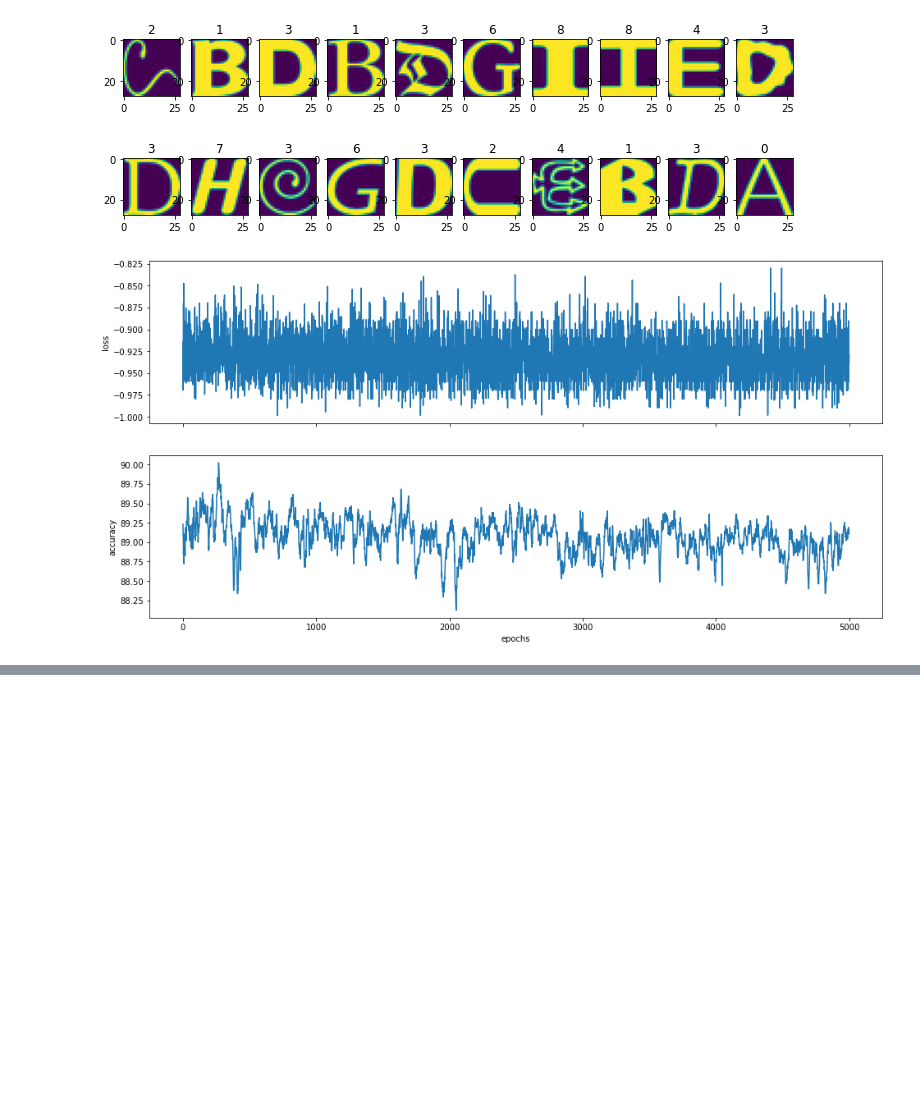
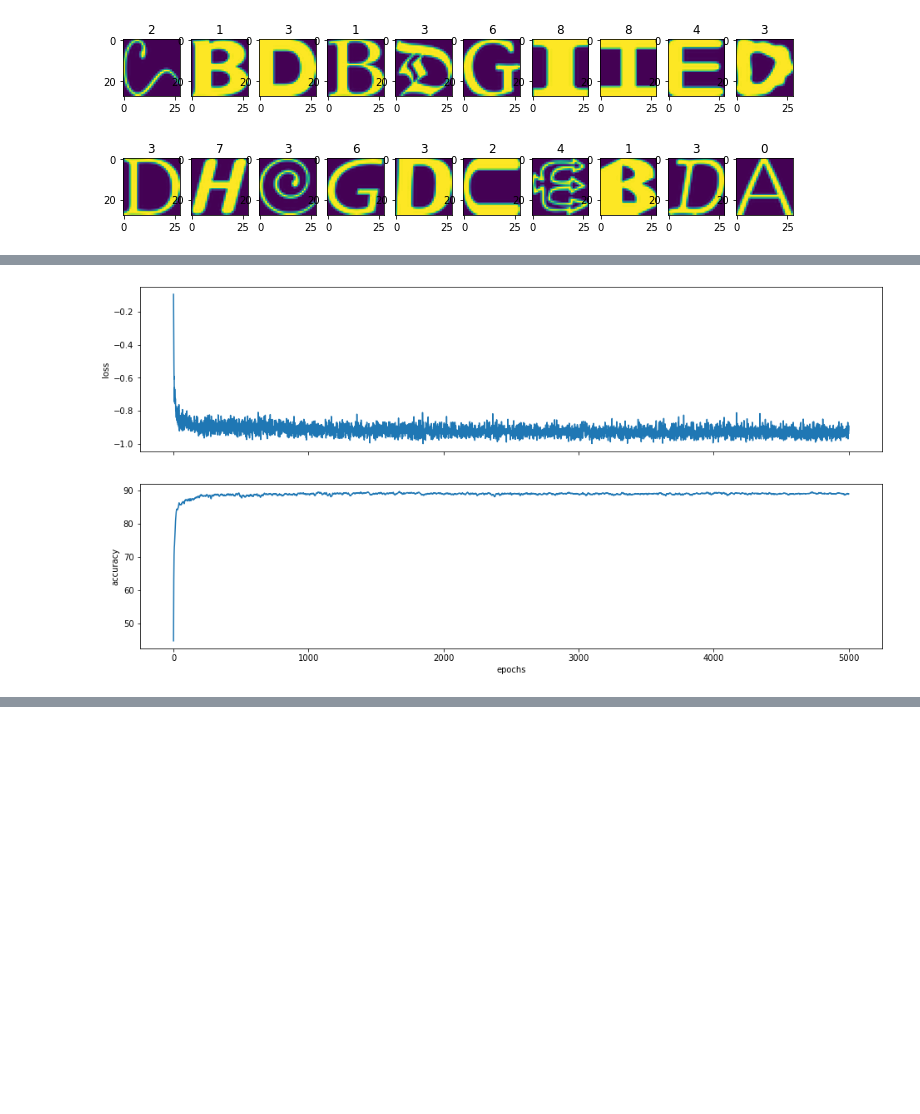
Before and after one commit to aslamovyura/Practical_DL, a Jupyter notebook: week02_autodiff/homework.ipynb, the cells around one changed output, grey strips where cells are left out. Saved outputs shown, nothing was run; the diff lists cells and outputs as text; code cells hidden in the pictures.

```diff
--- a/week02_autodiff/homework.ipynb
+++ b/week02_autodiff/homework.ipynb
@@ -234,7 +234,3 @@ y_test_oh = np.zeros((y_test.size, 10))
 y_test_oh[np.arange(y_test.size), y_test] = 1
 # %%
 m, n_x = X_train.shape
-# %%
-model = nn.Sequential()
-model.add_module('first', nn.Linear(n_x, 10, bias=True))
-model.add_module('second', nn.Softmax(dim=1))
@@ -241,4 +239,18 @@ model.add_module('second', nn.Softmax(dim=1))
 # %%
 def CrossEntropyLoss_oh(pred, labels):
     return -torch.mean(torch.sum(labels*torch.log(pred), dim=1))
+# %%
+def plot_fit(loss_plot, accA_plot):
+    plt.rcParams['figure.figsize'] = (16, 8)
+
+    fig, [axA, axB] = plt.subplots(2, 1, sharex=True)
+
+    axA.plot(loss_plot)
+    axA.set_ylabel('loss')
+    axB.plot(accA_plot)
+    axB.set_ylabel('accuracy')
+
+    plt.xlabel('epochs')
+
+    plt.show()
 # %%
@@ -281,15 +286,17 @@ for epoch in range(EPOCHS + 1):
-# %%
-plt.rcParams['figure.figsize'] = (16, 8)
-
-fig, [axA, axB] = plt.subplots(2, 1, sharex=True)
-
-axA.plot(loss_plot)
-axA.set_ylabel('loss')
-axB.plot(accA_plot)
-axB.set_ylabel('accuracy')
-
-plt.xlabel('epochs')
-
-plt.show()
-# %% [output]
-[figure, removed]
+# %%
+EPOCHS = 5000  # epochs
+ALPHA = 0.005  # learning rate
+BATCH = 100    # batch size
+
+
+model_logreg = nn.Sequential()
+model_logreg.add_module('first', nn.Linear(n_x, 10))
+model_logreg.add_module('second', nn.Softmax(dim=1))
+
+# optimizer = torch.optim.SGD(model_logreg.parameters(), lr=ALPHA)
+optimizer = torch.optim.Adam(model_logreg.parameters(), lr=ALPHA)
+loss_func = F.nll_loss
+
+
+fit(X_train, y_train, X_test, y_test, model_logreg, optimizer, loss_func, EPOCHS, BATCH)
+# %% [output]
@@ -295,0 +308 @@ plt.show()
+[figure, added]
```
Also changed, not shown: parts of 9 cells of this notebook.
